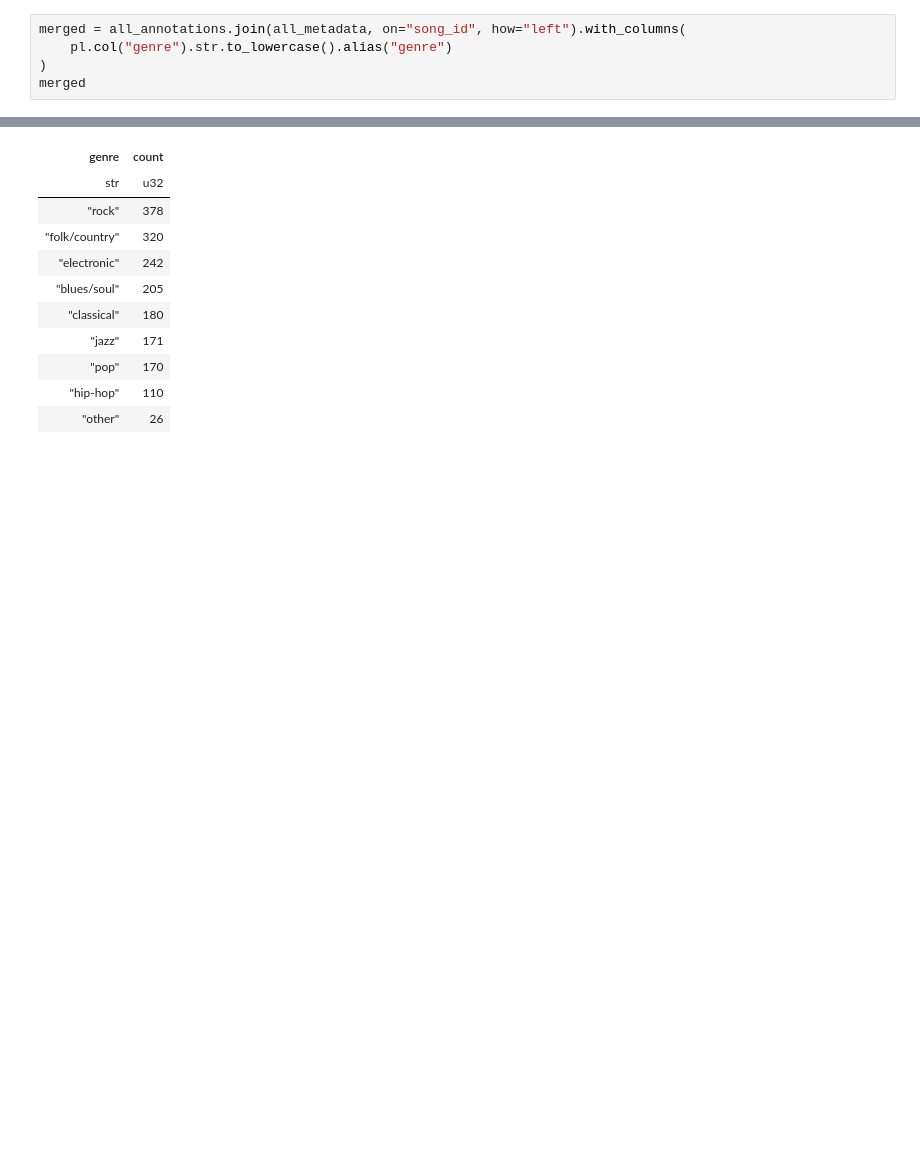
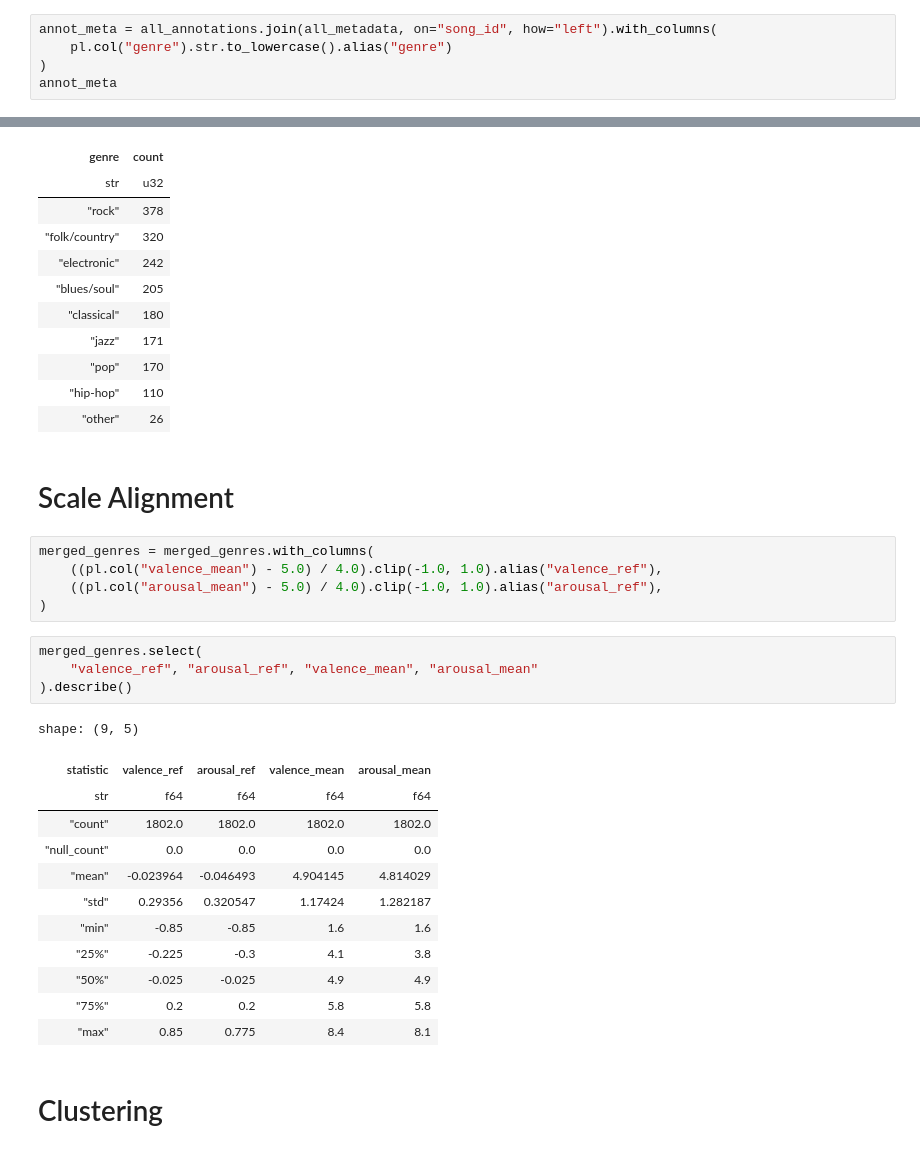
Before and after one commit to keimiii/moodsic, a Jupyter notebook: notebooks/deam/deam_clustering (des).ipynb, the cells around one changed output, grey strips where cells are left out. Cells and saved outputs as stored; diff of their text form; blank space fills up the shorter version.

```diff
--- a/notebooks/deam/deam_clustering (des).ipynb
+++ b/notebooks/deam/deam_clustering (des).ipynb
@@ -123,8 +135,8 @@ all_metadata = pl.concat(
 # %%
-merged = all_annotations.join(all_metadata, on="song_id", how="left").with_columns(
+annot_meta = all_annotations.join(all_metadata, on="song_id", how="left").with_columns(
     pl.col("genre").str.to_lowercase().alias("genre")
 )
-merged
+annot_meta
 # %% [output]
 shape: (1_802, 8)
 | song_id | valence_mean | valence_std | arousal_mean | arousal_std | artist | song_title | genre |
@@ -315,3 +327,29 @@ shape: (9, 2)
 | "pop" | 170 |
 | "hip-hop" | 110 |
 | "other" | 26 |
+# %% [markdown]
+# Scale Alignment
+# %%
+merged_genres = merged_genres.with_columns(
+    ((pl.col("valence_mean") - 5.0) / 4.0).clip(-1.0, 1.0).alias("valence_ref"),
+    ((pl.col("arousal_mean") - 5.0) / 4.0).clip(-1.0, 1.0).alias("arousal_ref"),
+)
+# %%
+merged_genres.select(
+    "valence_ref", "arousal_ref", "valence_mean", "arousal_mean"
+).describe()
+# %% [output]
+shape: (9, 5)
+| statistic | valence_ref | arousal_ref | valence_mean | arousal_mean |
+| str | f64 | f64 | f64 | f64 |
+| "count" | 1802.0 | 1802.0 | 1802.0 | 1802.0 |
+| "null_count" | 0.0 | 0.0 | 0.0 | 0.0 |
+| "mean" | -0.023964 | -0.046493 | 4.904145 | 4.814029 |
+| "std" | 0.29356 | 0.320547 | 1.17424 | 1.282187 |
+| "min" | -0.85 | -0.85 | 1.6 | 1.6 |
+| "25%" | -0.225 | -0.3 | 4.1 | 3.8 |
+| "50%" | -0.025 | -0.025 | 4.9 | 4.9 |
+| "75%" | 0.2 | 0.2 | 5.8 | 5.8 |
+| "max" | 0.85 | 0.775 | 8.4 | 8.1 |
+# %% [markdown]
+# Clustering
```
Also changed, not shown: parts of 21 cells of this notebook.
